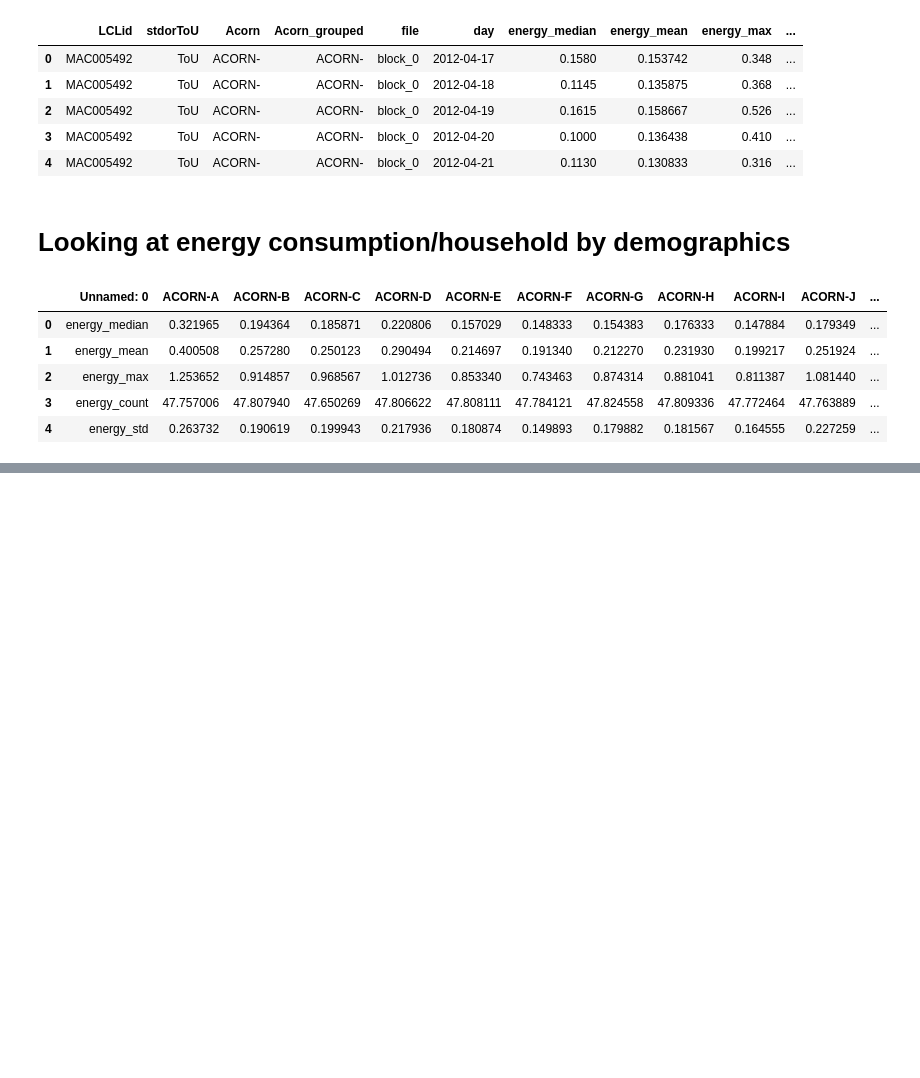
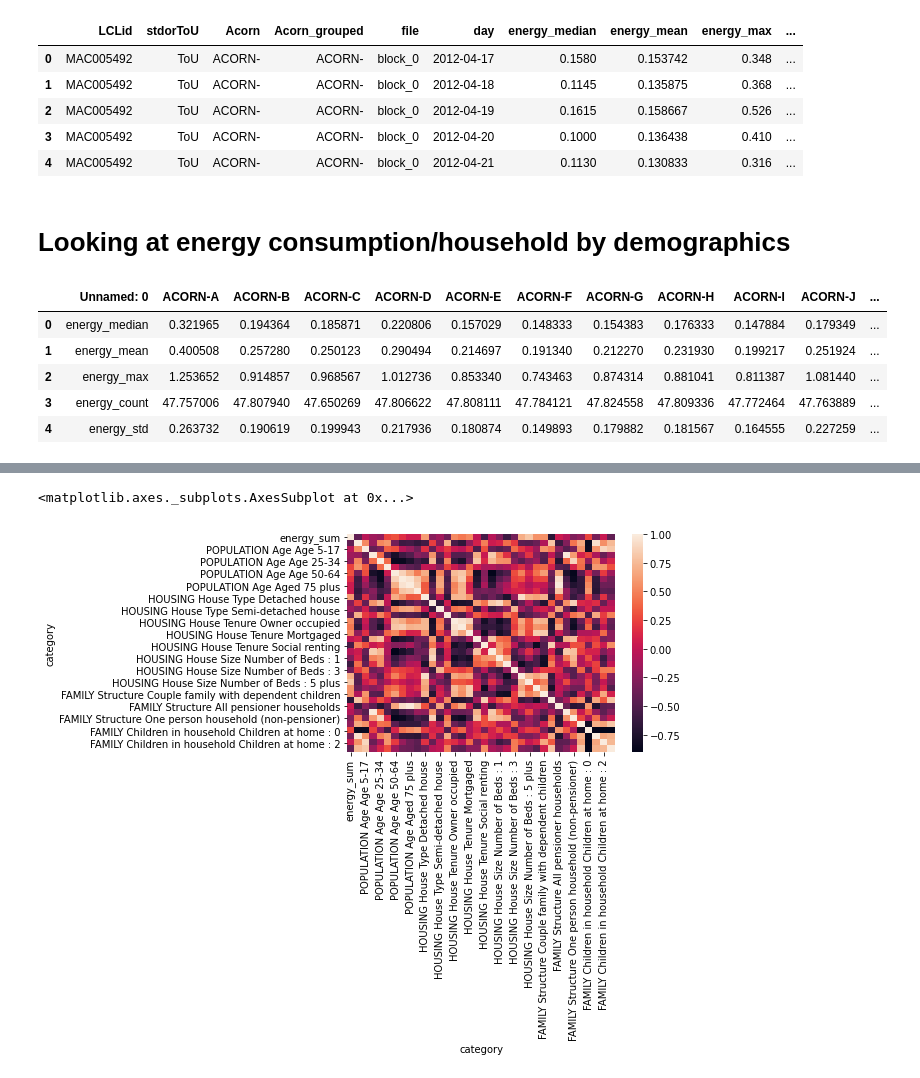
Before and after one commit to fctonio/Smart-meters-analysis, a Jupyter notebook: Notebooks/paul_linear_regression_visualisation.ipynb, the cells around one changed output, grey strips where cells are left out. Drawn from its saved outputs; the diff is of its cells as text; code cells hidden in the pictures; blank space fills up the shorter version.

```diff
--- a/Notebooks/paul_linear_regression_visualisation.ipynb
+++ b/Notebooks/paul_linear_regression_visualisation.ipynb
@@ -52,0 +131,3 @@ acorn_demog.head()
+# %%
+overall = acorn_demog[acorn_demog['category'].str.contains('energy_sum|POPULATION Age|House Type|House Tenure|House Size|FAMILY Structure|FAMILY Children|Annuel Income')].reset_index(drop=True)
+overall
@@ -52,0 +152,3 @@ acorn_demog.head()
+# %%
+overall = overall.set_index('category')
+overall
@@ -52,0 +174,3 @@ acorn_demog.head()
+# %%
+overall = overall.transpose()
+overall
@@ -52,0 +197,3 @@ acorn_demog.head()
+# %%
+correlation = overall.corr()
+correlation
@@ -52,0 +220,5 @@ acorn_demog.head()
+# %%
+sns.heatmap(correlation)
+# %% [output]
+<matplotlib.axes._subplots.AxesSubplot at 0x...>
+[figure, added]
```
Also changed, not shown: parts of 12 cells of this notebook, 1 other file.
